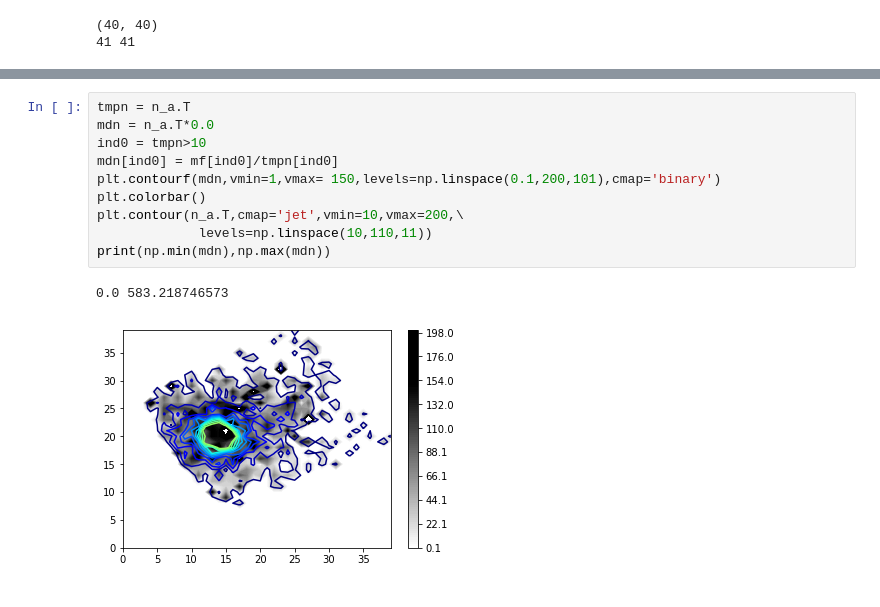
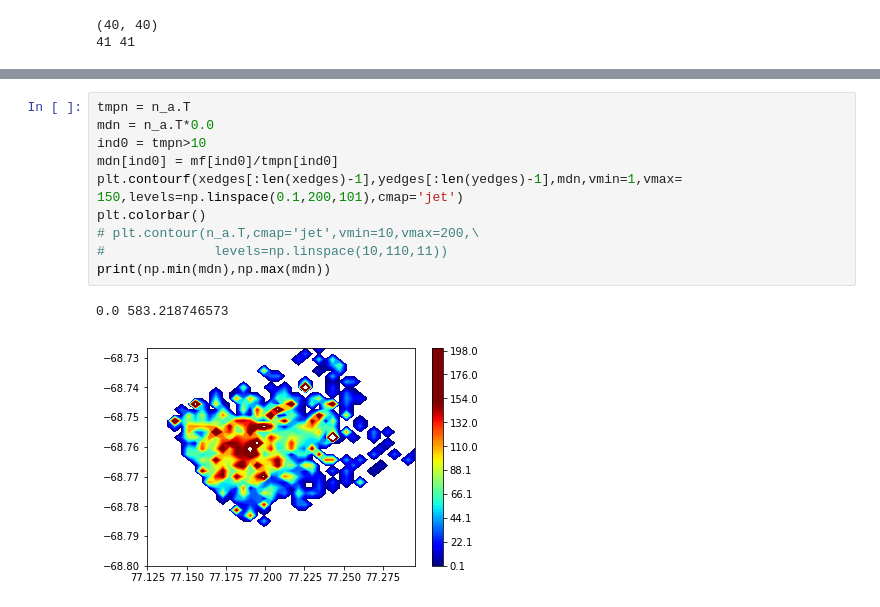
Before and after one commit to ht1an/DiscoverSubStructure, a Jupyter notebook: NGC1850.ipynb, the cells around one changed output, grey strips where cells are left out. Cells and saved outputs as stored; diff of their text form.

```diff
--- a/NGC1850.ipynb
+++ b/NGC1850.ipynb
@@ -199,13 +237,13 @@ plt.show()
 # %%
 tmpn = n_a.T
 mdn = n_a.T*0.0
 ind0 = tmpn>10
 mdn[ind0] = mf[ind0]/tmpn[ind0]
-plt.contourf(mdn,vmin=1,vmax= 150,levels=np.linspace(0.1,200,101),cmap='binary')
+plt.contourf(xedges[:len(xedges)-1],yedges[:len(yedges)-1],mdn,vmin=1,vmax= 150,levels=np.linspace(0.1,200,101),cmap='jet')
 plt.colorbar()
-plt.contour(n_a.T,cmap='jet',vmin=10,vmax=200,\
-             levels=np.linspace(10,110,11))
+# plt.contour(n_a.T,cmap='jet',vmin=10,vmax=200,\
+#              levels=np.linspace(10,110,11))
 print(np.min(mdn),np.max(mdn))
 # %% [output]
 0.0 583.218746573
-[figure, old version]
+[figure, new version]
```
Also changed, not shown: parts of 7 cells of this notebook, 3 other files.
